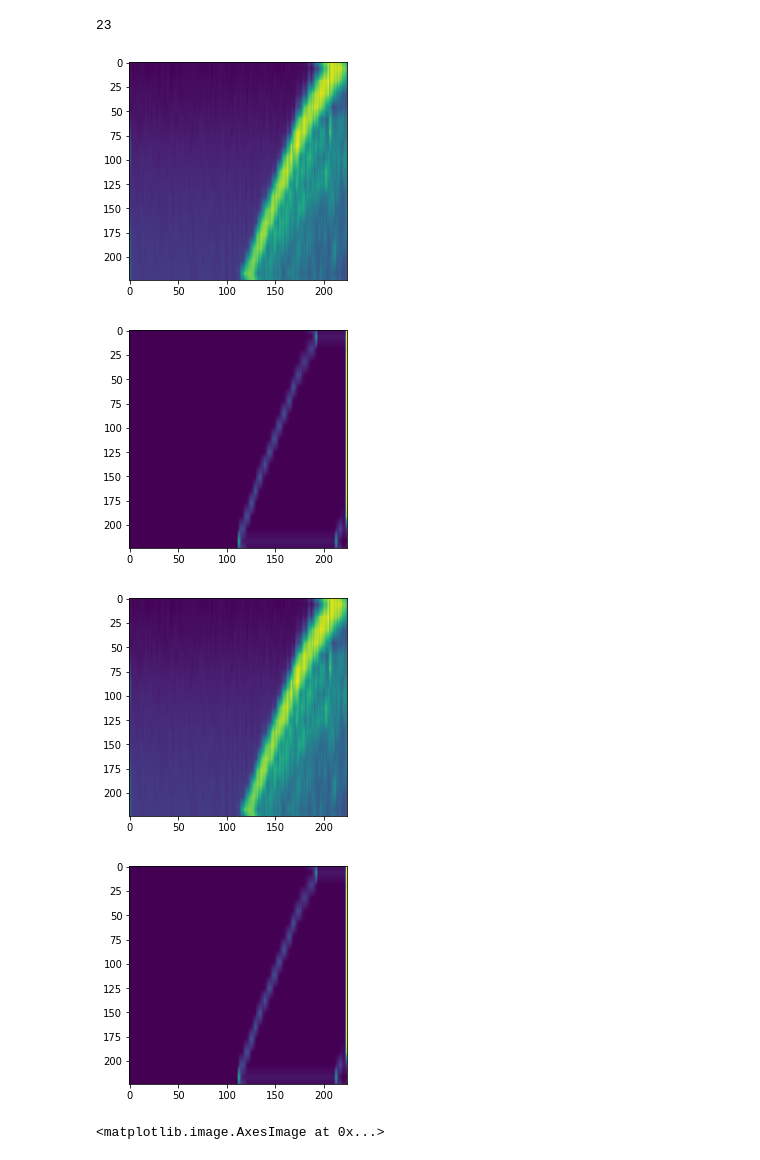
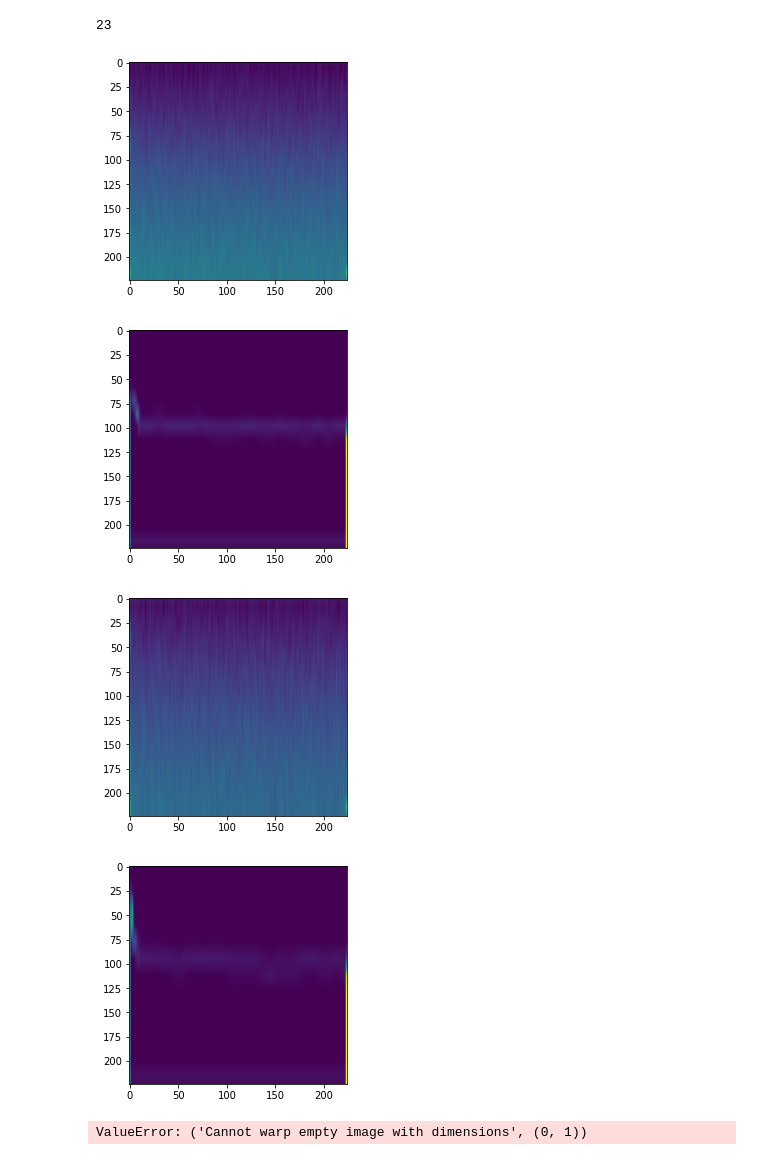
Before and after one commit to itskalvik/spatio-temporal-domain-adaptation, a Jupyter notebook: preprocess/mmwave_spectrogram-debug.ipynb, the cells around one changed output. Cells and saved outputs as stored; diff of their text form; code cells hidden in the pictures.

```diff
--- a/preprocess/mmwave_spectrogram-debug.ipynb
+++ b/preprocess/mmwave_spectrogram-debug.ipynb
@@ -208,14 +208,16 @@ def get_spectrogram(fname, label, mat_file=False):
     S_new_all = S_new_all[:, r[0][0]:r[-1][0]]
 
     if direc == 0:
-      S_new_all = S_new_all[128:int(S_new_all.shape[0]/2), int(S_new_all.shape[1]/2)-512:int(S_new_all.shape[1]/2)+512]
+      #S_new_all = S_new_all[128:int(S_new_all.shape[0]/2), int(S_new_all.shape[1]/2)-512:int(S_new_all.shape[1]/2)+512]
+      pass
     elif direc == -1:
-      S_new_all = S_new_all[int(S_new_all.shape[0]/2):-128, int(S_new_all.shape[1]/2)-512:int(S_new_all.shape[1]/2)+512]
+      #S_new_all = S_new_all[int(S_new_all.shape[0]/2):-128, int(S_new_all.shape[1]/2)-512:int(S_new_all.shape[1]/2)+512]
       S_new_all = np.flip(S_new_all, axis=0)
       S_new_all = np.flip(S_new_all, axis=1)
 
-    if (S_new_all.shape != (128, 1024)):
-      return np.array([]), label
+    print(S_new_all.shape)
+    #if (S_new_all.shape != (128, 1024)):
+    #  return np.array([]), label
 
     return S_new_all, label
 # %%
@@ -242,15 +244,15 @@ attention_window_length = int(np.ceil(0.2/chirp_duration))
 # %% [output]
 23
 # %%
-data = get_spectrogram("/mnt/archive2/source/kjakkala/06_18/12_23_19.bin", 0)
+data = get_spectrogram("/mnt/archive2/MMWAVE_1642_1day/kalvik/bins/14_07_35.bin", 0)
 data = transform.resize(data[0], (224, 224), mode='reflect', anti_aliasing=True)
 cmap_obj = plt.cm.ScalarMappable(cmap="jet")
 cmap_obj.set_clim(-120, 0)
 plt.figure(figsize=(10,10))
 plt.imshow(cmap_obj.to_rgba(data)[:, :, :3])
 # %% [output]
-[figure, old version]
+[figure, new version]
-[figure, old version]
+[figure, new version]
-[figure, old version]
+[figure, new version]
-[figure, old version]
+[figure, new version]
-<matplotlib.image.AxesImage at 0x...>
+ValueError: ('Cannot warp empty image with dimensions', (0, 1))
```
Also changed, not shown: parts of 1 cell of this notebook, 4 other files.
